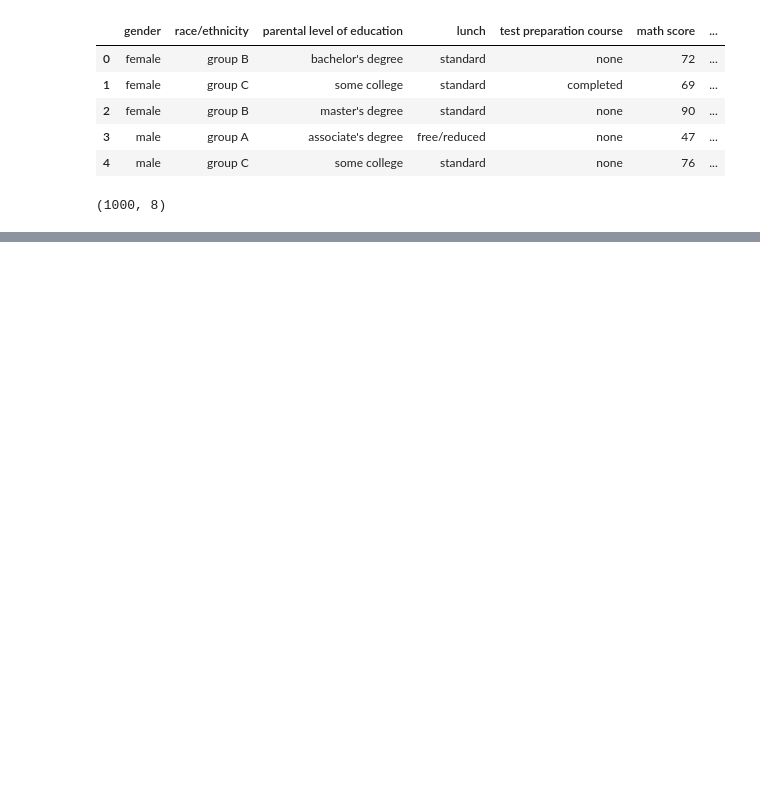
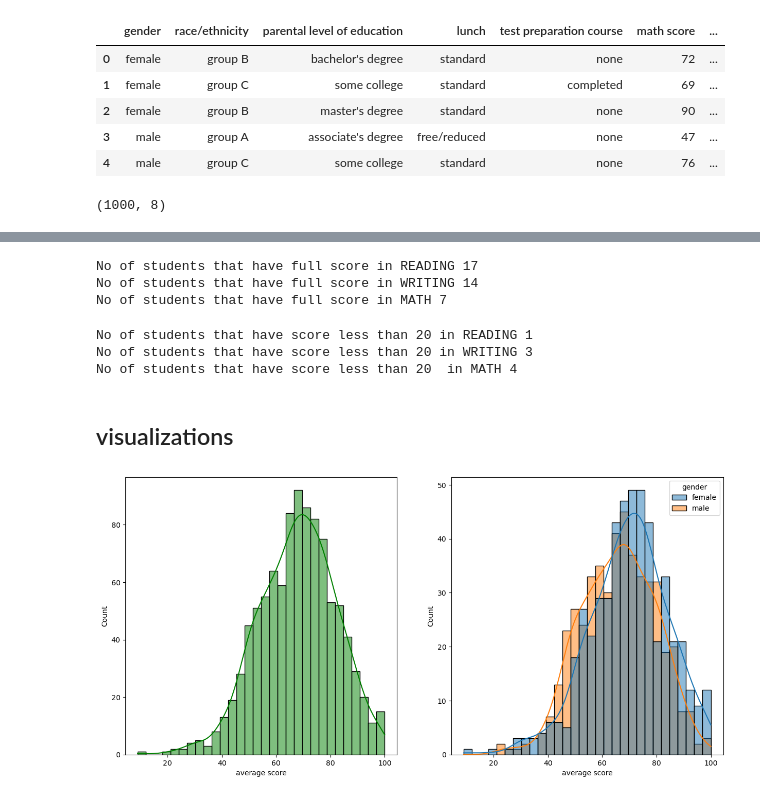
Before and after one commit to jonahuche12/endmlproject, a Jupyter notebook: data/EDA.ipynb, the cells around one changed output, grey strips where cells are left out. Saved outputs shown, nothing was run; the diff lists cells and outputs as text; code cells hidden in the pictures; blank space fills up the shorter version.

```diff
--- a/data/EDA.ipynb
+++ b/data/EDA.ipynb
@@ -19,0 +107,5 @@ df.shape
+# %%
+#add total score and average score
+df['total score'] = df['math score']+ df['reading score']+ df['writing score']
+df['average score'] =df['total score']/3
+df.head()
@@ -19,0 +119,37 @@ df.shape
+# %%
+#NO of students with full scores
+reading_full =df [df['reading score'] == 100]['average score'].count()
+writing_full =df [df['writing score'] == 100]['average score'].count()
+math_full =df [df['math score'] == 100]['average score'].count()
+
+print("No of students that have full score in READING {}".format(reading_full))
+print("No of students that have full score in WRITING {}".format(writing_full))
+print("No of students that have full score in MATH {}".format(math_full))
+# %% [output]
+No of students that have full score in READING 17
+No of students that have full score in WRITING 14
+No of students that have full score in MATH 7
+# %%
+#NO of students with scores less than 20
+reading_less =df [df['reading score'] <= 20]['average score'].count()
+writing_less =df [df['writing score'] <= 20]['average score'].count()
+math_less =df [df['math score'] <= 20]['average score'].count()
+
+print("No of students that have score less than 20 in READING {}".format(reading_less))
+print("No of students that have score less than 20 in WRITING {}".format(writing_less))
+print("No of students that have score less than 20  in MATH {}".format(math_less))
+# %% [output]
+No of students that have score less than 20 in READING 1
+No of students that have score less than 20 in WRITING 3
+No of students that have score less than 20  in MATH 4
+# %% [markdown]
+<h2>visualizations</h2>
+# %%
+fig, axs = plt.subplots(1,2, figsize =(15,7))
+plt.subplot(121)
+sns.histplot(data=df, x='average score', bins=30, kde=True, color='g')
+plt.subplot(122)
+sns.histplot(data=df, x='average score', bins=30,kde=True, hue='gender')
+plt.show()
+# %% [output]
+[figure, added]
```
Also changed, not shown: parts of 14 cells of this notebook, 3 other files.
